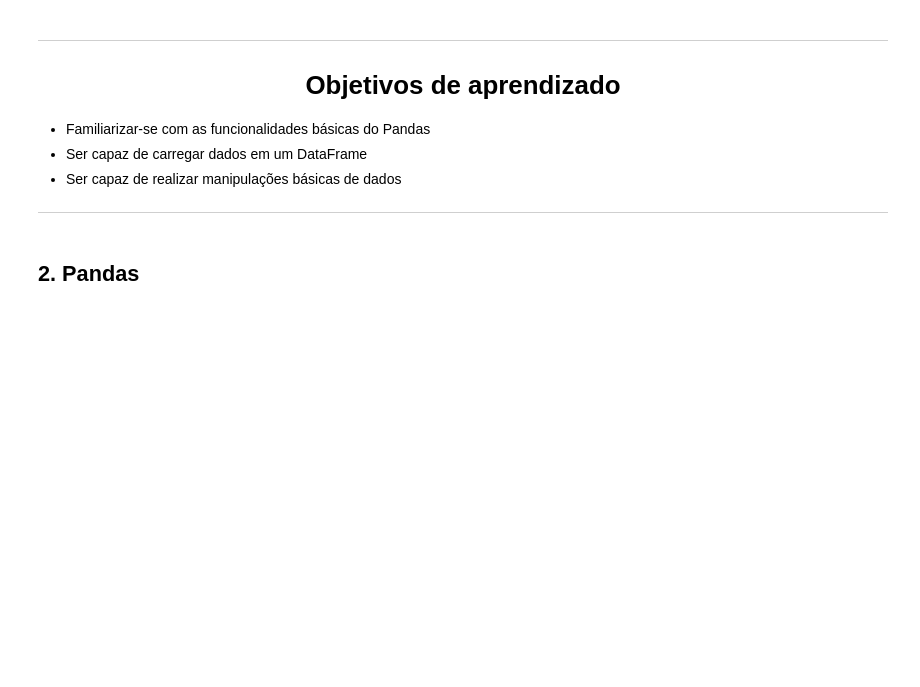
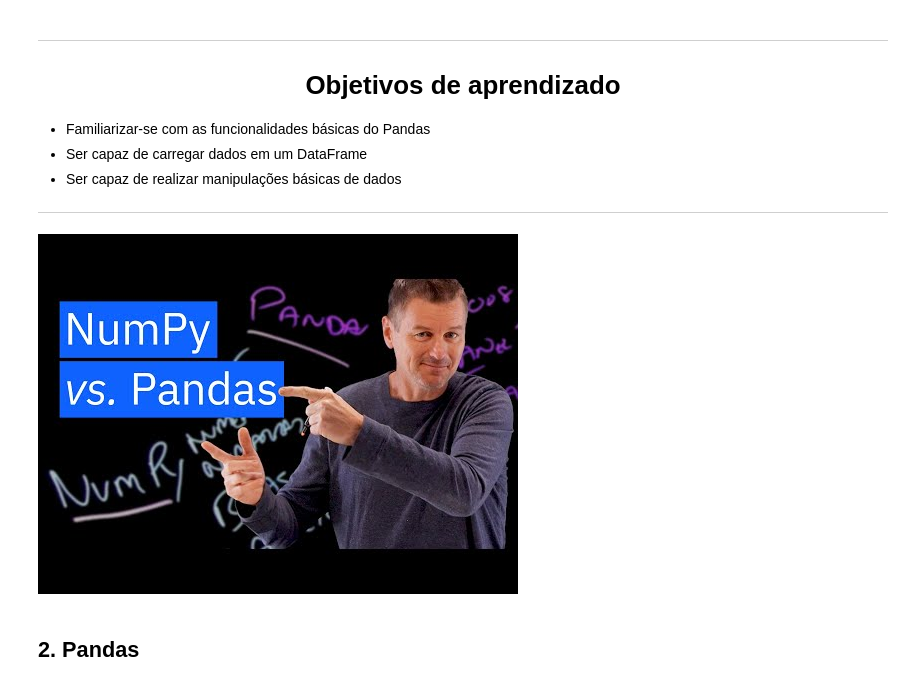
Before and after one commit to DCD-NSEE/introduction_to_data_science, a Jupyter notebook: Pandas e Numpy/Introducao_ao_Pandas_Parte2.ipynb, the cells around one changed output. Cells and saved outputs as stored; diff of their text form; code cells hidden in the pictures; blank space fills up the shorter version.

```diff
--- a/Pandas e Numpy/Introducao_ao_Pandas_Parte2.ipynb
+++ b/Pandas e Numpy/Introducao_ao_Pandas_Parte2.ipynb
@@ -29,6 +29,12 @@ ____
 - Ser capaz de realizar manipulações básicas de dados
 
 _____
+# %%
+from IPython.display import YouTubeVideo
+
+YouTubeVideo('KHoEbRH46Zk', width=1200, height=675)
+# %% [output]
+[figure, added]
 # %% [markdown]
 <a name="pandas"></a>
 ## 2. Pandas
```
Also changed, not shown: parts of 1 cell of this notebook, 1 other file.
